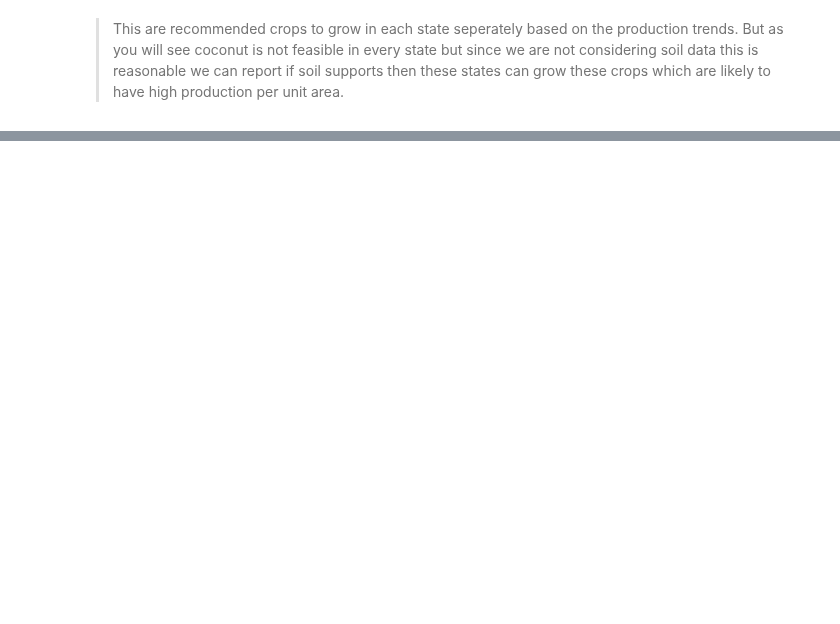
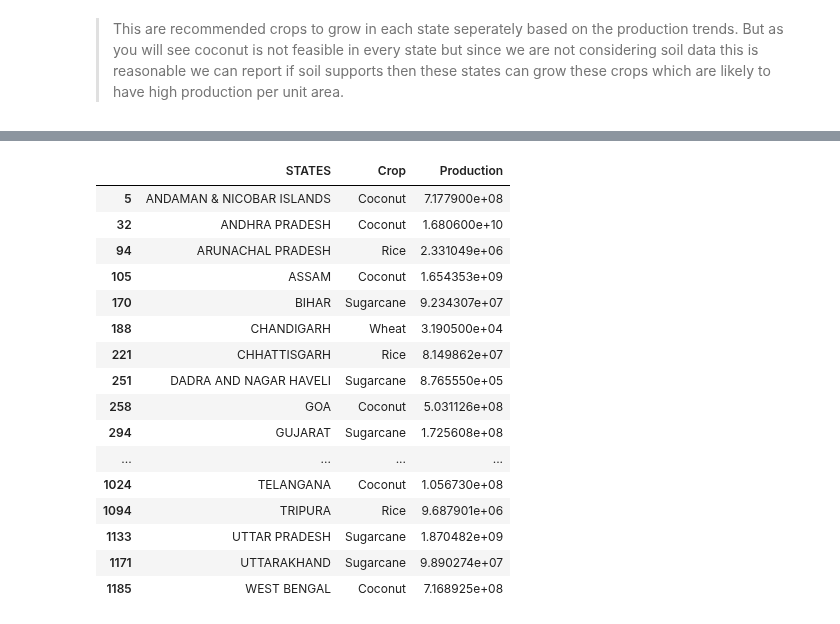
Before and after one commit to nitinvbharti/Agriculture_Analysis, a Jupyter notebook: Agro_analysis.ipynb, the cells around one changed output, grey strips where cells are left out. Cells and saved outputs as stored; diff of their text form; code cells hidden in the pictures; blank space fills up the shorter version.

Commit message:
Maximum produce in states
Added plot for maximum produce and table for the same in python file

```diff
--- a/Agro_analysis.ipynb
+++ b/Agro_analysis.ipynb
@@ -1252,0 +1253,24 @@ Cluster  4 ['DADRA AND NAGAR HAVELI', 'MIZORAM', 'SIKKIM', 'NAGALAND', 'MANIPUR'
+# %%
+max_crop = merged_all[['STATES','YEAR','Crop','Production']]
+max_crop = max_crop.groupby(['STATES','Crop']).agg('sum').reset_index()
+max_crop.drop(columns='YEAR',inplace=True)
+idx = max_crop.groupby(['STATES'])['Production'].transform(max) == max_crop['Production']
+max_crop[idx]
+# %% [output]
+|  | STATES | Crop | Production |
+| 5 | ANDAMAN & NICOBAR ISLANDS | Coconut | 7.177900e+08 |
+| 32 | ANDHRA PRADESH | Coconut | 1.680600e+10 |
+| 94 | ARUNACHAL PRADESH | Rice | 2.331049e+06 |
+| 105 | ASSAM | Coconut | 1.654353e+09 |
+| 170 | BIHAR | Sugarcane | 9.234307e+07 |
+| 188 | CHANDIGARH | Wheat | 3.190500e+04 |
+| 221 | CHHATTISGARH | Rice | 8.149862e+07 |
+| 251 | DADRA AND NAGAR HAVELI | Sugarcane | 8.765550e+05 |
+| 258 | GOA | Coconut | 5.031126e+08 |
+| 294 | GUJARAT | Sugarcane | 1.725608e+08 |
+| ... | ... | ... | ... |
+| 1024 | TELANGANA | Coconut | 1.056730e+08 |
+| 1094 | TRIPURA | Rice | 9.687901e+06 |
+| 1133 | UTTAR PRADESH | Sugarcane | 1.870482e+09 |
+| 1171 | UTTARAKHAND | Sugarcane | 9.890274e+07 |
+| 1185 | WEST BENGAL | Coconut | 7.168925e+08 |
```
Also changed, not shown: parts of 5 cells of this notebook, 1 other file.
